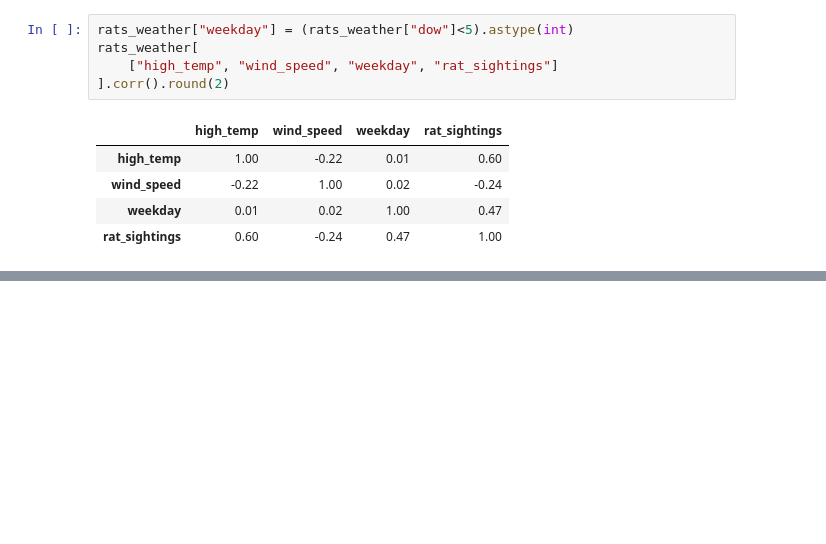
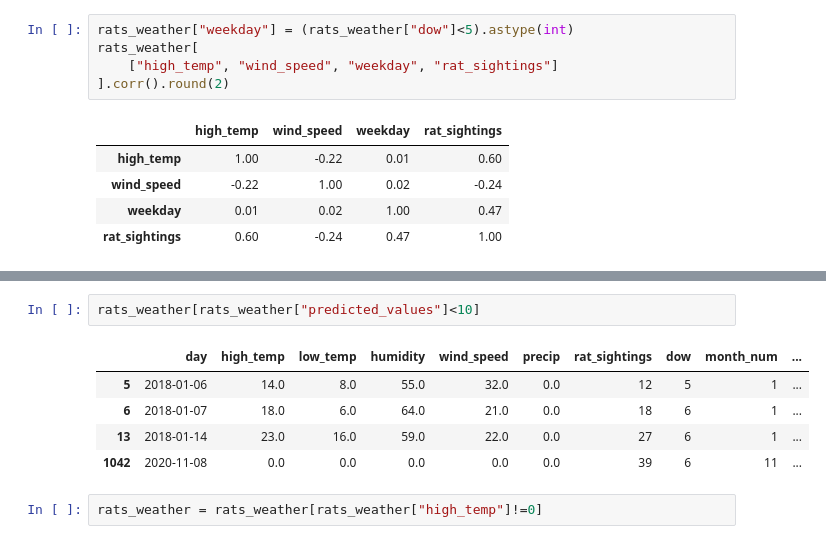
Before and after one commit to oliveiraphm/effective-data-analysis, a Jupyter notebook: src/ch09.ipynb, the cells around one changed output, grey strips where cells are left out. Saved outputs shown, nothing was run; the diff lists cells and outputs as text; blank space fills up the shorter version.

```diff
--- a/src/ch09.ipynb
+++ b/src/ch09.ipynb
@@ -109,0 +171,10 @@ rats_weather[
+# %%
+rats_weather[rats_weather["predicted_values"]<10]
+# %% [output]
+|  | day | high_temp | low_temp | humidity | wind_speed | precip | rat_sightings | dow | month_num | ... |
+| 5 | 2018-01-06 | 14.0 | 8.0 | 55.0 | 32.0 | 0.0 | 12 | 5 | 1 | ... |
+| 6 | 2018-01-07 | 18.0 | 6.0 | 64.0 | 21.0 | 0.0 | 18 | 6 | 1 | ... |
+| 13 | 2018-01-14 | 23.0 | 16.0 | 59.0 | 22.0 | 0.0 | 27 | 6 | 1 | ... |
+| 1042 | 2020-11-08 | 0.0 | 0.0 | 0.0 | 0.0 | 0.0 | 39 | 6 | 11 | ... |
+# %%
+rats_weather = rats_weather[rats_weather["high_temp"]!=0]
```
Also changed, not shown: parts of 10 cells of this notebook, 1 other file.
